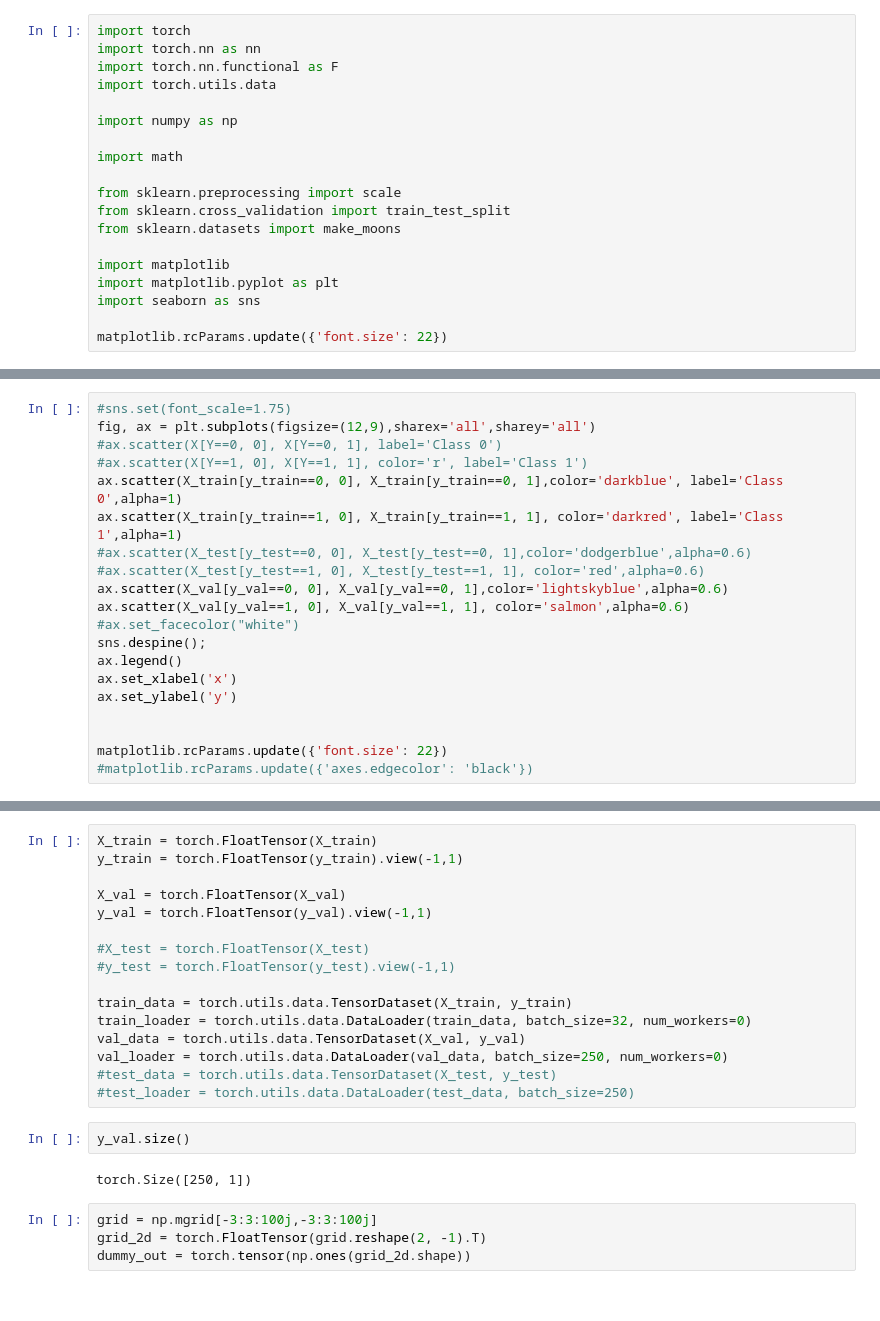
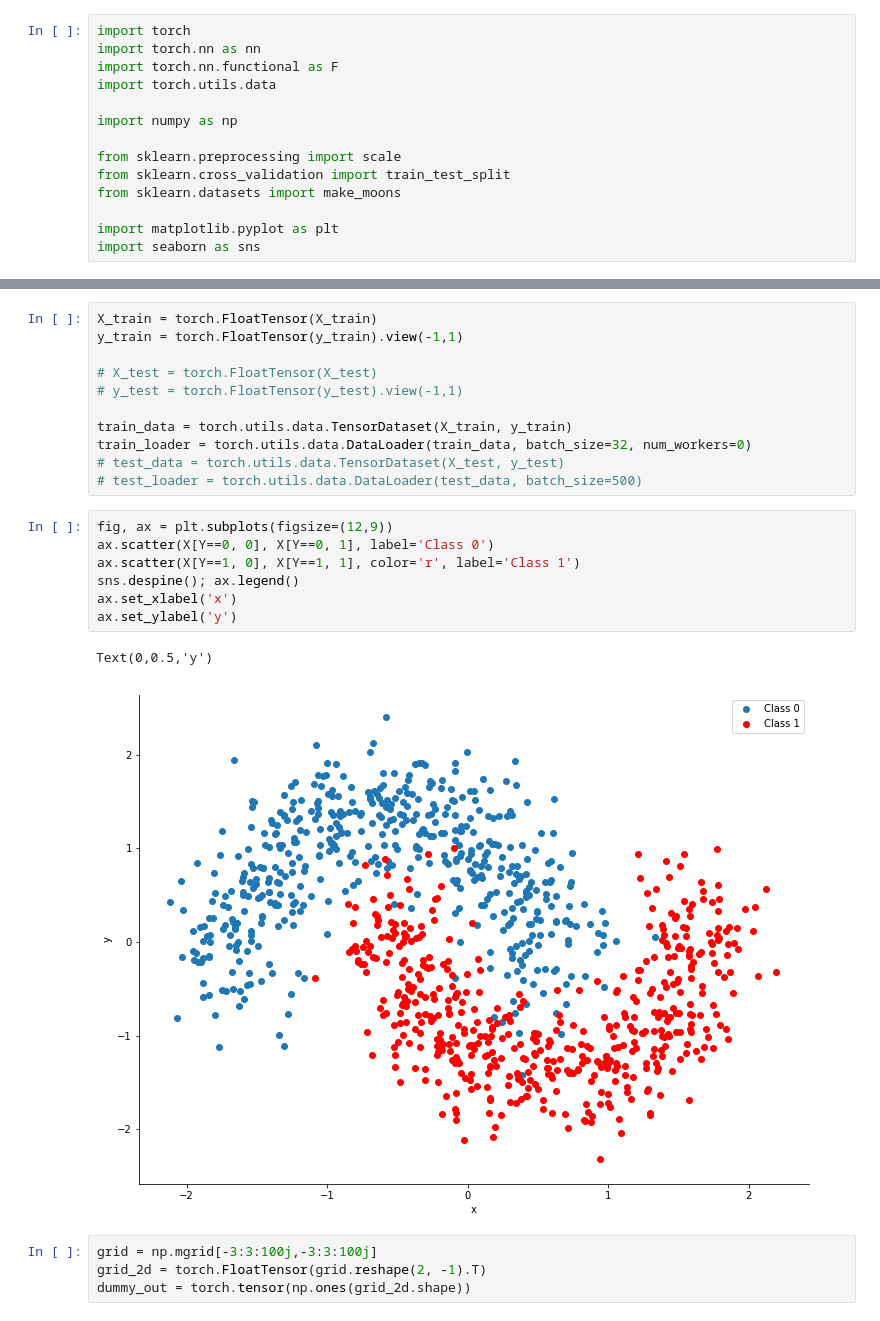
Before and after one commit to GitM0j0/KSGFS, a Jupyter notebook: toy_classification.ipynb, the cells around one changed output, grey strips where cells are left out. Drawn from its saved outputs; the diff is of its cells as text.

```diff
--- a/toy_classification.ipynb
+++ b/toy_classification.ipynb
@@ -6,14 +6,9 @@ import torch.utils.data
 
 import numpy as np
 
-import math
-
 from sklearn.preprocessing import scale
 from sklearn.cross_validation import train_test_split
 from sklearn.datasets import make_moons
 
-import matplotlib
 import matplotlib.pyplot as plt
 import seaborn as sns
-
-matplotlib.rcParams.update({'font.size': 22})
@@ -29,20 +18,0 @@ X_train, X_val, y_train, y_val = train_test_split(X, Y, test_size=.25)
-# %%
-#sns.set(font_scale=1.75)
-fig, ax = plt.subplots(figsize=(12,9),sharex='all',sharey='all')
-#ax.scatter(X[Y==0, 0], X[Y==0, 1], label='Class 0')
-#ax.scatter(X[Y==1, 0], X[Y==1, 1], color='r', label='Class 1')
-ax.scatter(X_train[y_train==0, 0], X_train[y_train==0, 1],color='darkblue', label='Class 0',alpha=1)
-ax.scatter(X_train[y_train==1, 0], X_train[y_train==1, 1], color='darkred', label='Class 1',alpha=1)
-#ax.scatter(X_test[y_test==0, 0], X_test[y_test==0, 1],color='dodgerblue',alpha=0.6)
-#ax.scatter(X_test[y_test==1, 0], X_test[y_test==1, 1], color='red',alpha=0.6)
-ax.scatter(X_val[y_val==0, 0], X_val[y_val==0, 1],color='lightskyblue',alpha=0.6)
-ax.scatter(X_val[y_val==1, 0], X_val[y_val==1, 1], color='salmon',alpha=0.6)
-#ax.set_facecolor("white")
-sns.despine();
-ax.legend()
-ax.set_xlabel('x')
-ax.set_ylabel('y')
-
-
-matplotlib.rcParams.update({'font.size': 22})
-#matplotlib.rcParams.update({'axes.edgecolor': 'black'})
@@ -52,22 +20,23 @@ matplotlib.rcParams.update({'font.size': 22})
 X_train = torch.FloatTensor(X_train)
 y_train = torch.FloatTensor(y_train).view(-1,1)
 
-X_val = torch.FloatTensor(X_val)
-y_val = torch.FloatTensor(y_val).view(-1,1)
-
-#X_test = torch.FloatTensor(X_test)
-#y_test = torch.FloatTensor(y_test).view(-1,1)
+# X_test = torch.FloatTensor(X_test)
+# y_test = torch.FloatTensor(y_test).view(-1,1)
 
 train_data = torch.utils.data.TensorDataset(X_train, y_train)
 train_loader = torch.utils.data.DataLoader(train_data, batch_size=32, num_workers=0)
-val_data = torch.utils.data.TensorDataset(X_val, y_val)
-val_loader = torch.utils.data.DataLoader(val_data, batch_size=250, num_workers=0)
-#test_data = torch.utils.data.TensorDataset(X_test, y_test)
-#test_loader = torch.utils.data.DataLoader(test_data, batch_size=250)
+# test_data = torch.utils.data.TensorDataset(X_test, y_test)
+# test_loader = torch.utils.data.DataLoader(test_data, batch_size=500)
-# %%
-y_val.size()
-# %% [output]
-torch.Size([250, 1])
+# %%
+fig, ax = plt.subplots(figsize=(12,9))
+ax.scatter(X[Y==0, 0], X[Y==0, 1], label='Class 0')
+ax.scatter(X[Y==1, 0], X[Y==1, 1], color='r', label='Class 1')
+sns.despine(); ax.legend()
+ax.set_xlabel('x')
+ax.set_ylabel('y')
+# %% [output]
+Text(0,0.5,'y')
+[figure, added]
 # %%
 grid = np.mgrid[-3:3:100j,-3:3:100j]
 grid_2d = torch.FloatTensor(grid.reshape(2, -1).T)
```
Also changed, not shown: parts of 41 cells of this notebook, 6 other files.
